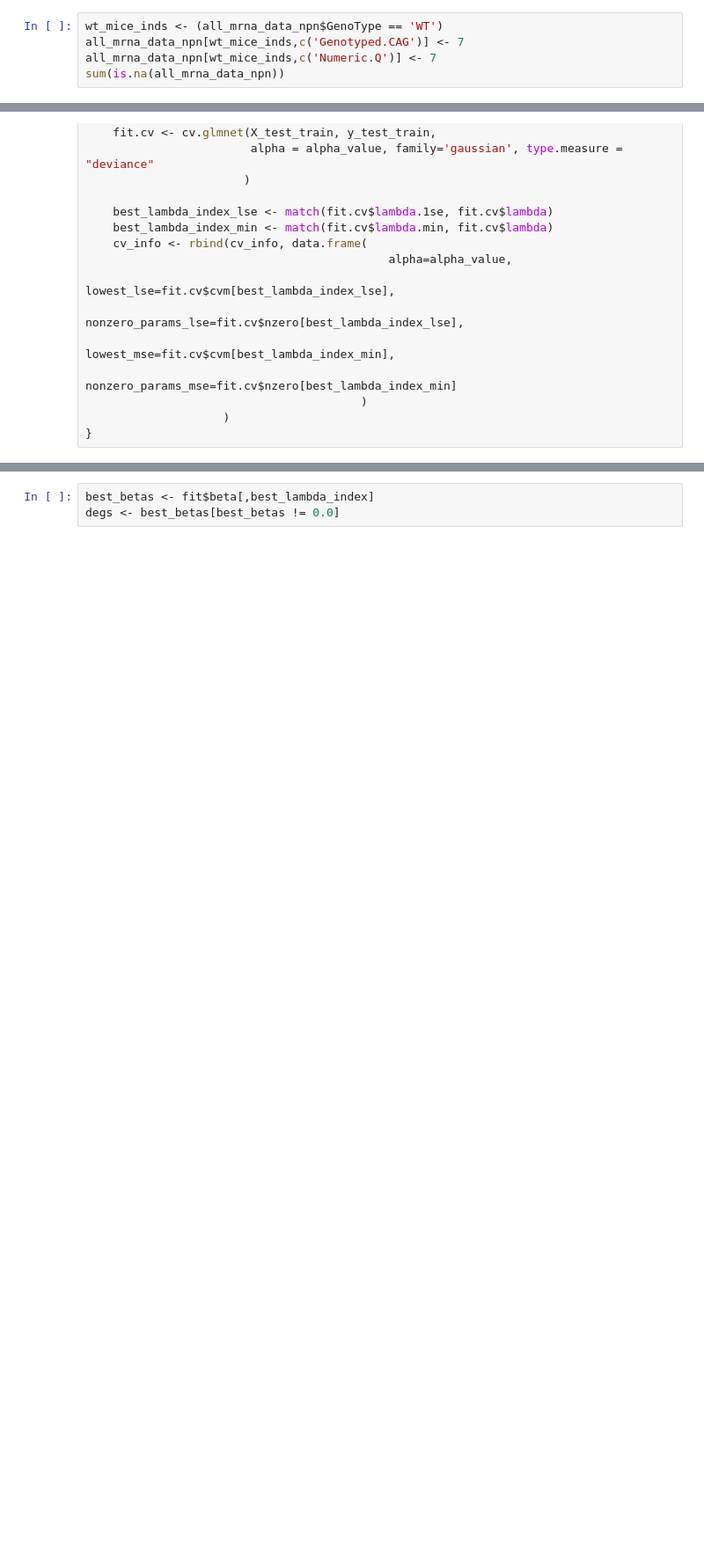
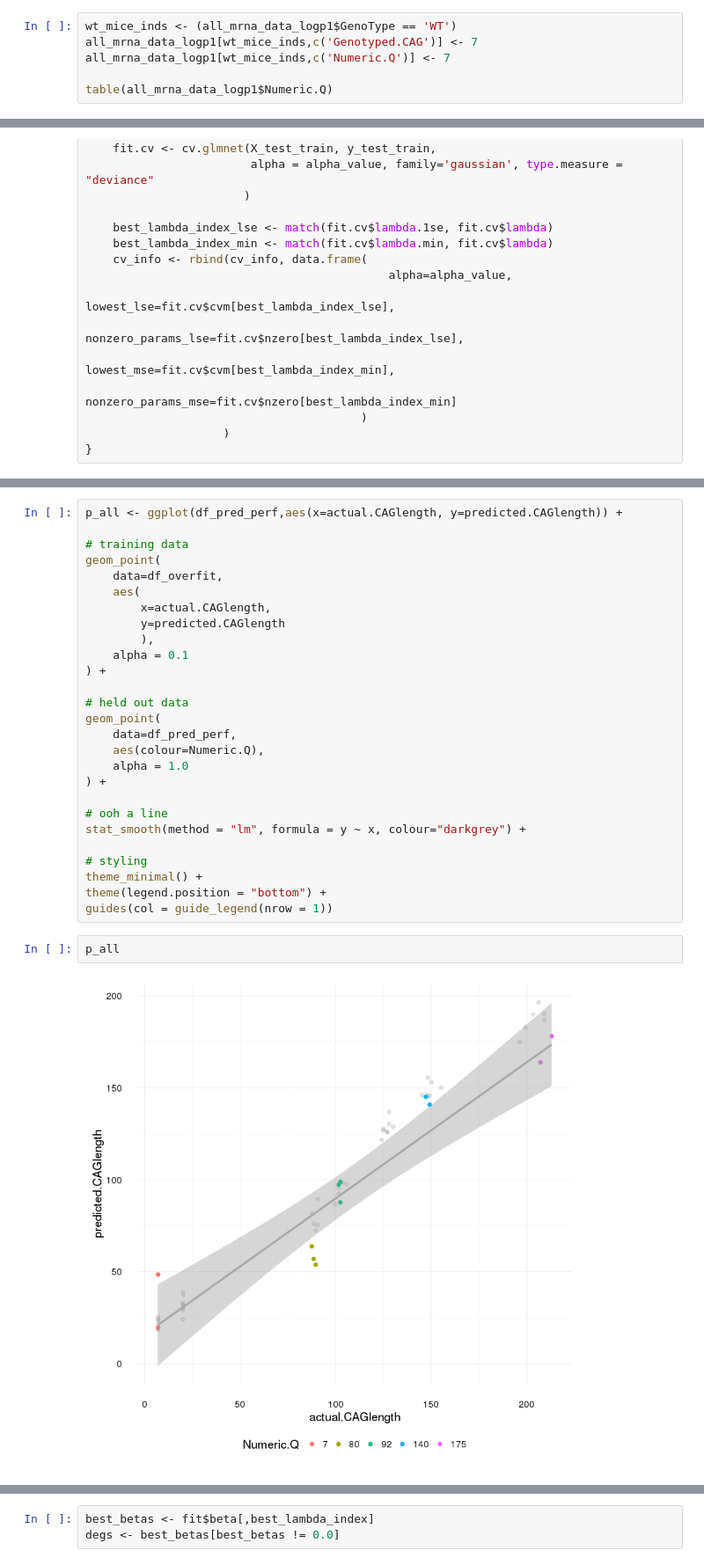
Before and after one commit to donovanr/shared_jupyter_notebooks, a Jupyter notebook: htg_mouse_degs.ipynb, the cells around one changed output, grey strips where cells are left out. Shown at 88% size. Drawn from its saved outputs; the diff is of its cells as text; blank space fills up the shorter version.

```diff
--- a/htg_mouse_degs.ipynb
+++ b/htg_mouse_degs.ipynb
@@ -53,6 +68,7 @@ ls()
 # %%
-wt_mice_inds <- (all_mrna_data_npn$GenoType == 'WT')
-all_mrna_data_npn[wt_mice_inds,c('Genotyped.CAG')] <- 7
-all_mrna_data_npn[wt_mice_inds,c('Numeric.Q')] <- 7
-sum(is.na(all_mrna_data_npn))
+wt_mice_inds <- (all_mrna_data_logp1$GenoType == 'WT')
+all_mrna_data_logp1[wt_mice_inds,c('Genotyped.CAG')] <- 7
+all_mrna_data_logp1[wt_mice_inds,c('Numeric.Q')] <- 7
+
+table(all_mrna_data_logp1$Numeric.Q)
 # %% [output]
@@ -261,0 +245,31 @@ sample estimates:
+# %%
+p_all <- ggplot(df_pred_perf,aes(x=actual.CAGlength, y=predicted.CAGlength)) +
+
+# training data
+geom_point(
+    data=df_overfit,
+    aes(
+        x=actual.CAGlength,
+        y=predicted.CAGlength
+        ),
+    alpha = 0.1
+) +
+
+# held out data
+geom_point(
+    data=df_pred_perf,
+    aes(colour=Numeric.Q),
+    alpha = 1.0
+) +
+
+# ooh a line
+stat_smooth(method = "lm", formula = y ~ x, colour="darkgrey") +
+
+# styling
+theme_minimal() +
+theme(legend.position = "bottom") +
+guides(col = guide_legend(nrow = 1))
+# %%
+p_all
+# %% [output]
+[figure, added]
```
Also changed, not shown: parts of 54 cells of this notebook, 1 other file.
